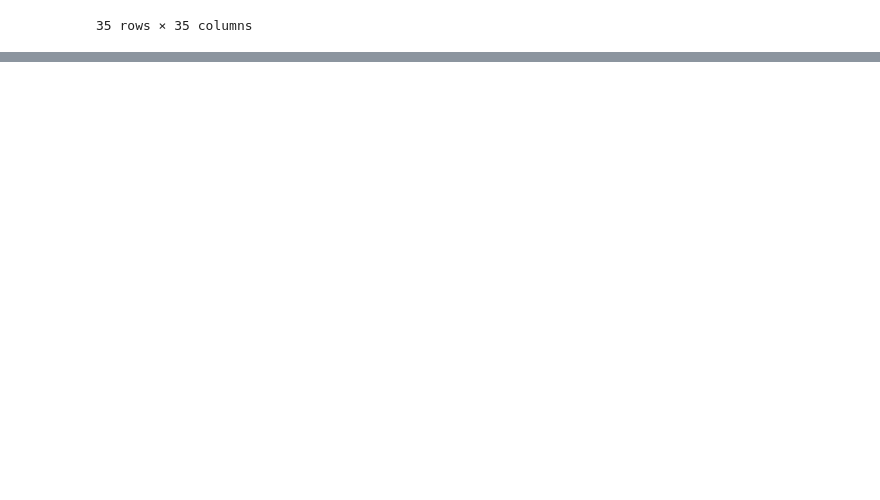
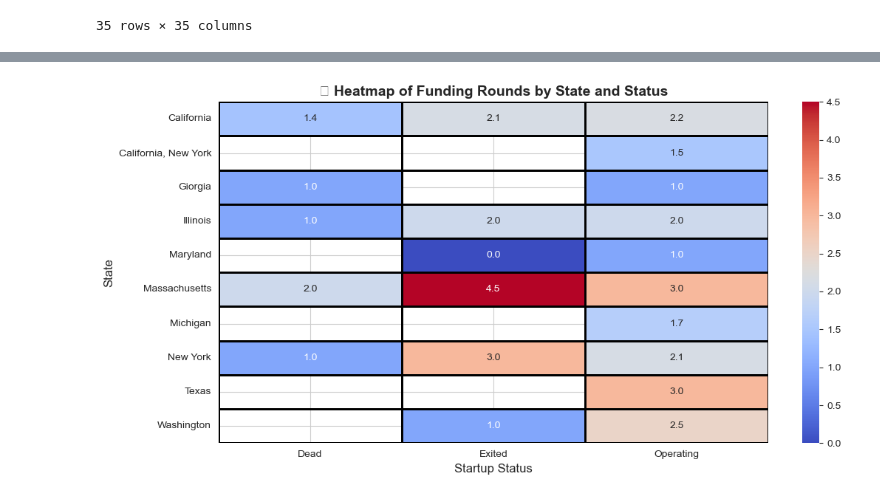
Before and after one commit to MarianBolous/EDA-Feature-Engineering-Project, a Jupyter notebook: EDA & Feature Engineering Project.ipynb, the cells around one changed output, grey strips where cells are left out. Saved outputs shown, nothing was run; the diff lists cells and outputs as text; code cells hidden in the pictures; blank space fills up the shorter version.

```diff
--- a/EDA & Feature Engineering Project.ipynb
+++ b/EDA & Feature Engineering Project.ipynb
@@ -171,0 +189,2 @@ numeric_df.corr()
+# %%
+Startup_df = pd.read_csv('/Users/marianbolous/Desktop/CodeOp/EDA-Feature-Engineering-Project/Startups.csv')
@@ -171,0 +351,4 @@ numeric_df.corr()
+# %%
+Startup_df.loc[Startup_df['age_at_YC'] < 0, 'age_at_YC'] = np.nan
+Negative_age_df = Startup_df[Startup_df['age_at_YC'].isnull()]
+Negative_age_df
@@ -171,0 +503,24 @@ numeric_df.corr()
+# %%
+# Set a clean visual style
+sns.set_style("whitegrid")
+
+# --- 1️⃣ 📊 Bar Chart: Average Funding Rounds by State (Top 10) ---
+if "Headquarters (US State)" in Startup_df.columns:
+    top_locations = Startup_df["Headquarters (US State)"].value_counts().index[:10]
+    filtered_df = Startup_df[Startup_df["Headquarters (US State)"].isin(top_locations)]
+
+    avg_funding_rounds = filtered_df.groupby("Headquarters (US State)")["funding_rounds_count"].mean().sort_values()
+
+    plt.figure(figsize=(12, 6))
+    sns.barplot(x=avg_funding_rounds.index, y=avg_funding_rounds.values, palette="viridis")
+
+    plt.title("📊 Average Funding Rounds by State (Top 10)", fontsize=14, fontweight='bold')
+    plt.xlabel("State", fontsize=12)
+    plt.ylabel("Average Number of Funding Rounds", fontsize=12)
+    plt.xticks(rotation=30, fontsize=11)
+    plt.yticks(fontsize=11)
+    plt.grid(axis='y', linestyle='--', alpha=0.7)
+
+    plt.show()
+
+# --- 2️⃣ 📊 Bar Chart: Total Funding Raised by State (Top 10) ---
@@ -171,0 +529,17 @@ numeric_df.corr()
+# %%
+# --- 2️⃣ 🔥 Heatmap: Funding Rounds by State and Status ---
+if "Headquarters (US State)" in Startup_df.columns and "Satus" in Startup_df.columns:
+    heatmap_data = filtered_df.pivot_table(index="Headquarters (US State)", columns="Satus",  values="funding_rounds_count", aggfunc="mean")
+
+    plt.figure(figsize=(12, 6))
+    sns.heatmap(heatmap_data, annot=True, cmap="coolwarm", fmt=".1f", linewidths=1, linecolor="black")
+
+    plt.title("🔥 Heatmap of Funding Rounds by State and Status", fontsize=14, fontweight='bold')
+    plt.xlabel("Startup Status", fontsize=12)
+    plt.ylabel("State", fontsize=12)
+
+    plt.show()
+
+# --- 3️⃣ 📊 Bar Chart: Total Funding Raised by State (Top 10) ---
+# %% [output]
+[figure, added]
```
Also changed, not shown: parts of 37 cells of this notebook, 1 other file.
